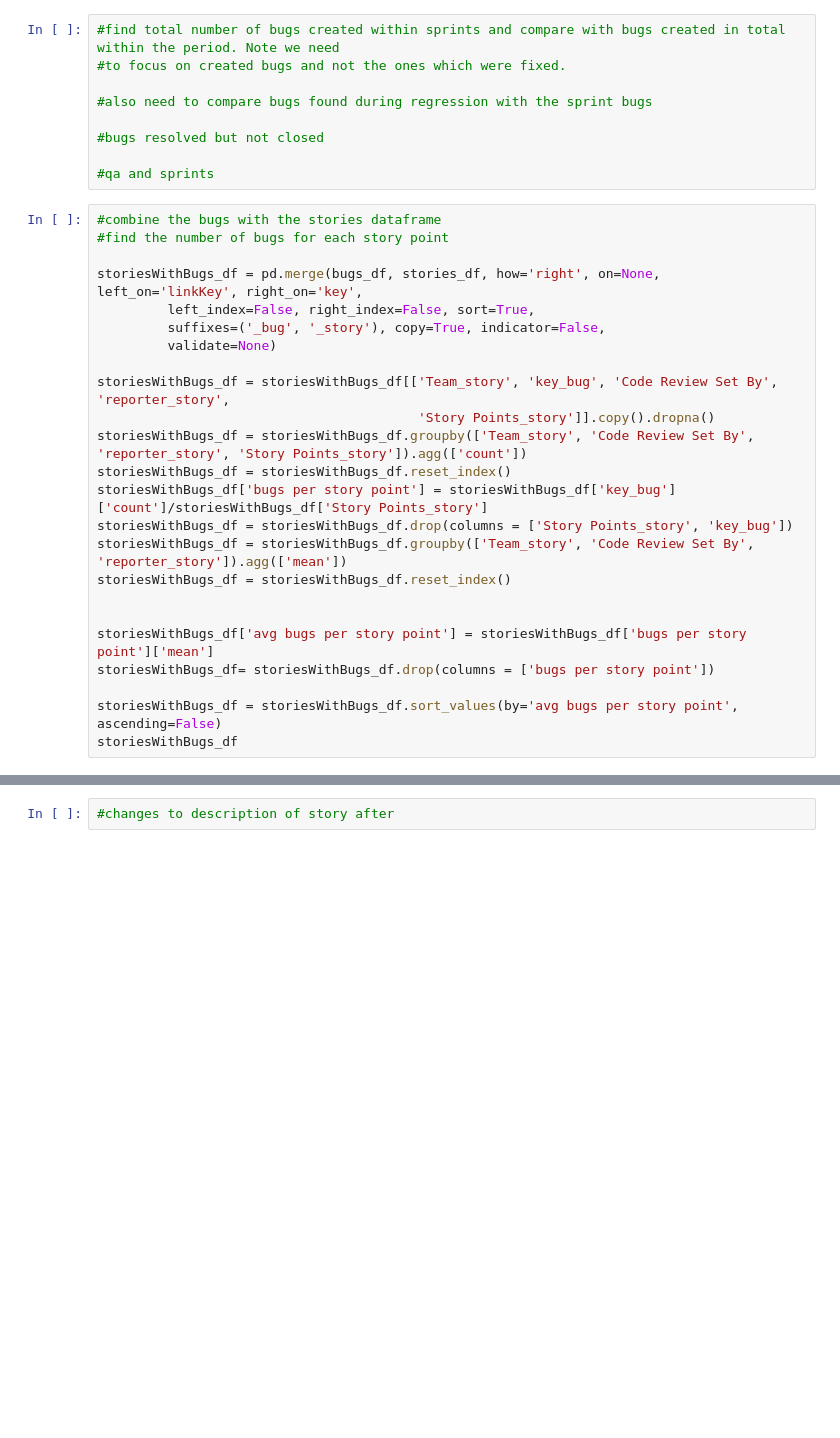
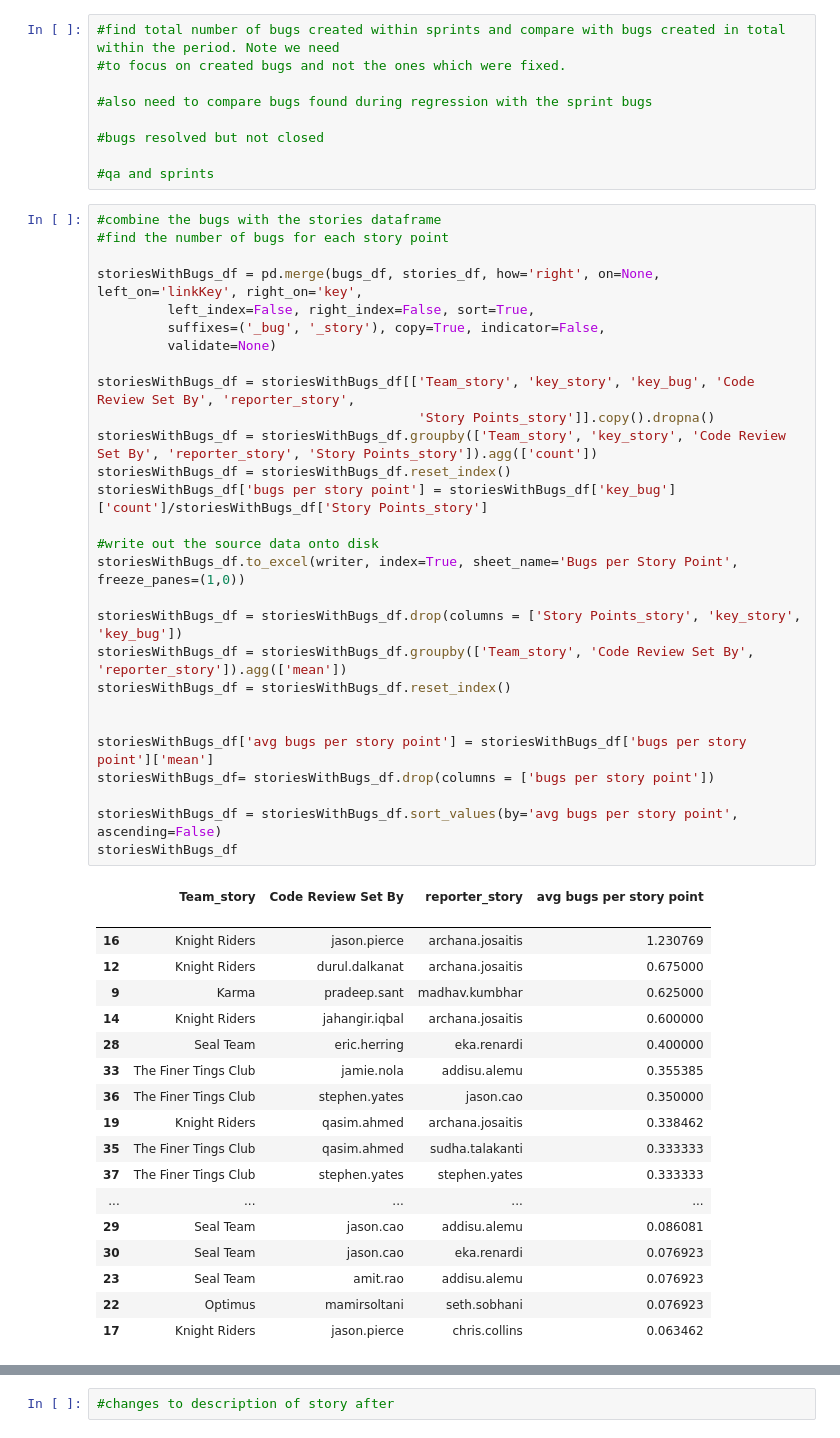
Before and after one commit to medhavib/JiraUtils, a Jupyter notebook: metrics-collection.ipynb, the cells around one changed output, grey strips where cells are left out. Cells and saved outputs as stored; diff of their text form; blank space fills up the shorter version.

```diff
--- a/metrics-collection.ipynb
+++ b/metrics-collection.ipynb
@@ -304,27 +373,51 @@ sprintsWithStoriesAndEpics_dfCopy.groupby(['Team_story']).apply(lambda g: np.ave
 # %%
 #combine the bugs with the stories dataframe
 #find the number of bugs for each story point
 
 storiesWithBugs_df = pd.merge(bugs_df, stories_df, how='right', on=None, left_on='linkKey', right_on='key',
          left_index=False, right_index=False, sort=True,
          suffixes=('_bug', '_story'), copy=True, indicator=False,
          validate=None)
 
-storiesWithBugs_df = storiesWithBugs_df[['Team_story', 'key_bug', 'Code Review Set By', 'reporter_story',
+storiesWithBugs_df = storiesWithBugs_df[['Team_story', 'key_story', 'key_bug', 'Code Review Set By', 'reporter_story',
                                          'Story Points_story']].copy().dropna()
-storiesWithBugs_df = storiesWithBugs_df.groupby(['Team_story', 'Code Review Set By', 'reporter_story', 'Story Points_story']).agg(['count'])
+storiesWithBugs_df = storiesWithBugs_df.groupby(['Team_story', 'key_story', 'Code Review Set By', 'reporter_story', 'Story Points_story']).agg(['count'])
 storiesWithBugs_df = storiesWithBugs_df.reset_index()
 storiesWithBugs_df['bugs per story point'] = storiesWithBugs_df['key_bug']['count']/storiesWithBugs_df['Story Points_story']
-storiesWithBugs_df = storiesWithBugs_df.drop(columns = ['Story Points_story', 'key_bug'])
+
+#write out the source data onto disk
+storiesWithBugs_df.to_excel(writer, index=True, sheet_name='Bugs per Story Point', freeze_panes=(1,0))
+
+storiesWithBugs_df = storiesWithBugs_df.drop(columns = ['Story Points_story', 'key_story', 'key_bug'])
 storiesWithBugs_df = storiesWithBugs_df.groupby(['Team_story', 'Code Review Set By', 'reporter_story']).agg(['mean'])
 storiesWithBugs_df = storiesWithBugs_df.reset_index()
 
 
 storiesWithBugs_df['avg bugs per story point'] = storiesWithBugs_df['bugs per story point']['mean']
 storiesWithBugs_df= storiesWithBugs_df.drop(columns = ['bugs per story point'])
 
 storiesWithBugs_df = storiesWithBugs_df.sort_values(by='avg bugs per story point', ascending=False)
 storiesWithBugs_df
+# %% [output]
+|  | Team_story | Code Review Set By | reporter_story | avg bugs per story point |
+|  |  |  |  |  |
+|  |  |  |  |  |
+| 16 | Knight Riders | jason.pierce | archana.josaitis | 1.230769 |
+| 12 | Knight Riders | durul.dalkanat | archana.josaitis | 0.675000 |
+| 9 | Karma | pradeep.sant | madhav.kumbhar | 0.625000 |
+| 14 | Knight Riders | jahangir.iqbal | archana.josaitis | 0.600000 |
+| 28 | Seal Team | eric.herring | eka.renardi | 0.400000 |
+| 33 | The Finer Tings Club | jamie.nola | addisu.alemu | 0.355385 |
+| 36 | The Finer Tings Club | stephen.yates | jason.cao | 0.350000 |
+| 19 | Knight Riders | qasim.ahmed | archana.josaitis | 0.338462 |
+| 35 | The Finer Tings Club | qasim.ahmed | sudha.talakanti | 0.333333 |
+| 37 | The Finer Tings Club | stephen.yates | stephen.yates | 0.333333 |
+| ... | ... | ... | ... | ... |
+| 29 | Seal Team | jason.cao | addisu.alemu | 0.086081 |
+| 30 | Seal Team | jason.cao | eka.renardi | 0.076923 |
+| 23 | Seal Team | amit.rao | addisu.alemu | 0.076923 |
+| 22 | Optimus | mamirsoltani | seth.sobhani | 0.076923 |
+| 17 | Knight Riders | jason.pierce | chris.collins | 0.063462 |
 # %%
 #find the stories which were inserted in sprints after sprints started
 
```
Also changed, not shown: parts of 18 cells of this notebook.
